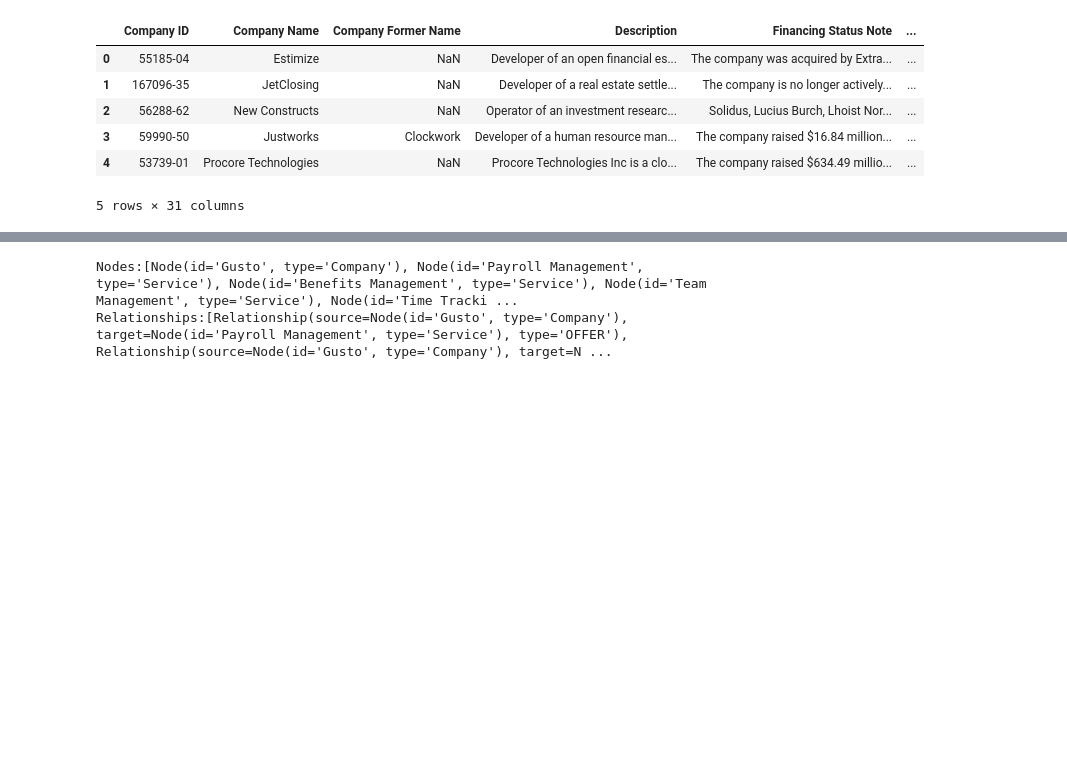
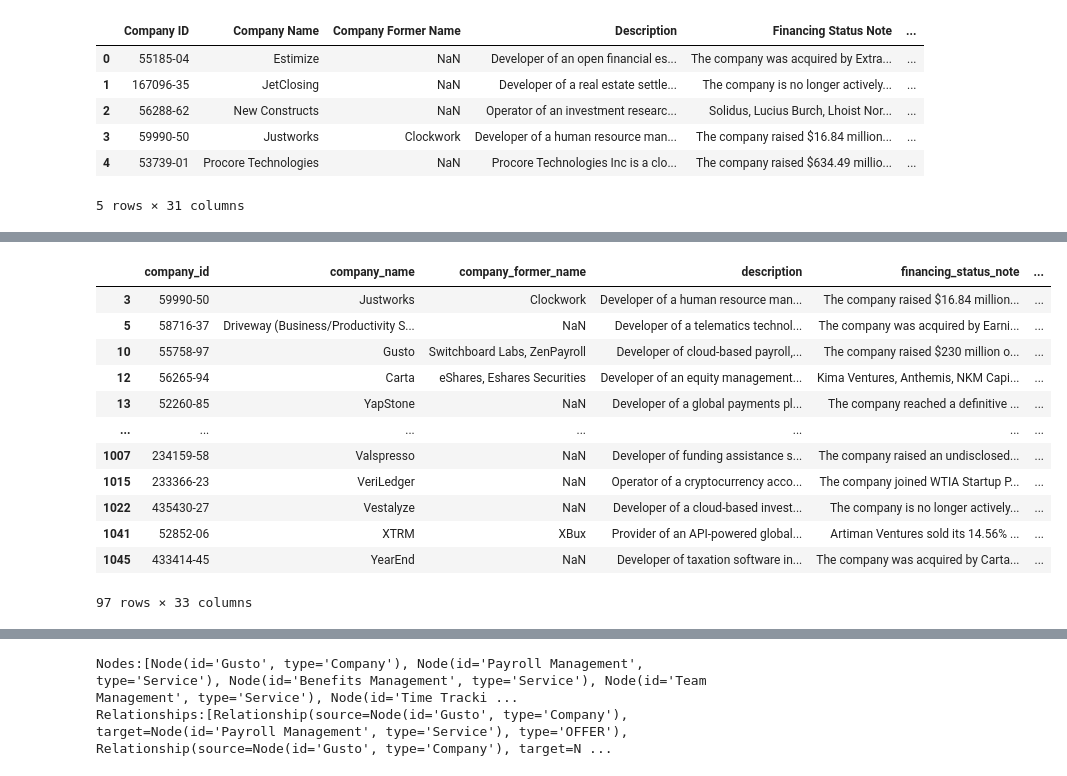
Before and after one commit to MC-Kangan/LLM-Enhanced-Knowledge-Graph-for-Startup-Analysis, a Jupyter notebook: pitchbook.ipynb, the cells around one changed output, grey strips where cells are left out. Drawn from its saved outputs; the diff is of its cells as text; code cells hidden in the pictures; blank space fills up the shorter version.

```diff
--- a/pitchbook.ipynb
+++ b/pitchbook.ipynb
@@ -77,0 +85,17 @@ New York
+# %%
+df_not_accessible = df_fintech[df_fintech['is_accessible'] != True]
+df_not_accessible
+# %% [output]
+|  | company_id | company_name | company_former_name | description | financing_status_note | ... |
+| 3 | 59990-50 | Justworks | Clockwork | Developer of a human resource man... | The company raised $16.84 million... | ... |
+| 5 | 58716-37 | Driveway (Business/Productivity S... | NaN | Developer of a telematics technol... | The company was acquired by Earni... | ... |
+| 10 | 55758-97 | Gusto | Switchboard Labs, ZenPayroll | Developer of cloud-based payroll,... | The company raised $230 million o... | ... |
+| 12 | 56265-94 | Carta | eShares, Eshares Securities | Developer of an equity management... | Kima Ventures, Anthemis, NKM Capi... | ... |
+| 13 | 52260-85 | YapStone | NaN | Developer of a global payments pl... | The company reached a definitive ... | ... |
+| ... | ... | ... | ... | ... | ... | ... |
+| 1007 | 234159-58 | Valspresso | NaN | Developer of funding assistance s... | The company raised an undisclosed... | ... |
+| 1015 | 233366-23 | VeriLedger | NaN | Operator of a cryptocurrency acco... | The company joined WTIA Startup P... | ... |
+| 1022 | 435430-27 | Vestalyze | NaN | Developer of a cloud-based invest... | The company is no longer actively... | ... |
+| 1041 | 52852-06 | XTRM | XBux | Provider of an API-powered global... | Artiman Ventures sold its 14.56% ... | ... |
+| 1045 | 433414-45 | YearEnd | NaN | Developer of taxation software in... | The company was acquired by Carta... | ... |
+97 rows × 33 columns
```
Also changed, not shown: parts of 20 cells of this notebook.
